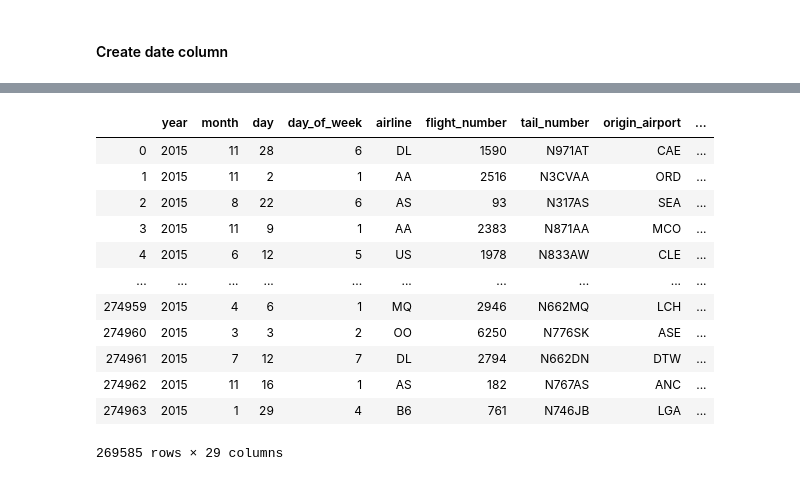
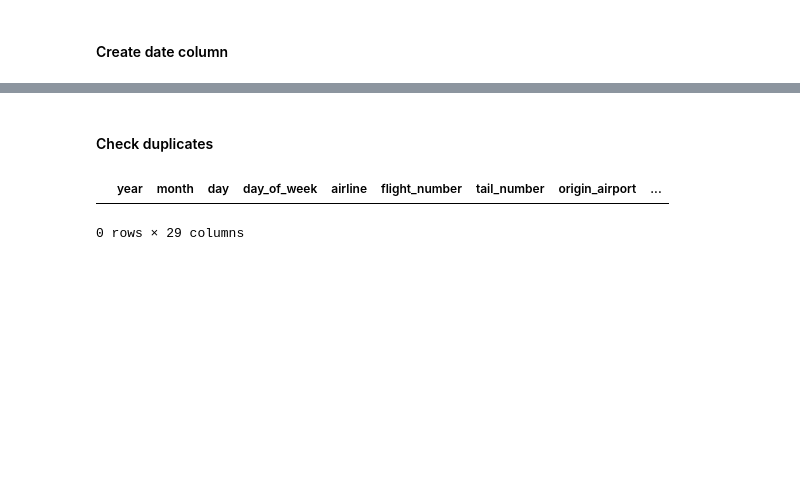
Before and after one commit to canceleiro/Flights-information, a Jupyter notebook: Flights.ipynb, the cells around one changed output, grey strips where cells are left out. Cells and saved outputs as stored; diff of their text form; code cells hidden in the pictures; blank space fills up the shorter version.

```diff
--- a/Flights.ipynb
+++ b/Flights.ipynb
@@ -114,3 +116,4 @@ memory usage: 66.0+ MB
 # %%
 df_clean = df_clean[df_clean.departure_time.notnull()]
 df_clean = df_clean[df_clean.arrival_time.notnull()]
+df_clean = df_clean[df_clean.arrival_delay.notnull()]
@@ -119,5 +120,3 @@ df_clean = df_clean[df_clean.arrival_time.notnull()]
-# %%
-df_clean['arrival_delay'] = df_clean['arrival_time'] - df_clean['scheduled_arrival']
 # %% [markdown]
 - I place a 0 where there´s a NaN in columns air_system_delay,security_delay,airline_delay,late_aircraft_delay,weather_delay
 # %%
@@ -254,16 +208,7 @@ df_clean.head()
+# %% [markdown]
+#### Check duplicates
 # %%
-df_clean[df_clean.duplicated(['flight_number'], keep = False)]
+df_clean[df_clean.duplicated()]
 # %% [output]
 |  | year | month | day | day_of_week | airline | flight_number | tail_number | origin_airport | ... |
-| 0 | 2015 | 11 | 28 | 6 | DL | 1590 | N971AT | CAE | ... |
-| 1 | 2015 | 11 | 2 | 1 | AA | 2516 | N3CVAA | ORD | ... |
-| 2 | 2015 | 8 | 22 | 6 | AS | 93 | N317AS | SEA | ... |
-| 3 | 2015 | 11 | 9 | 1 | AA | 2383 | N871AA | MCO | ... |
-| 4 | 2015 | 6 | 12 | 5 | US | 1978 | N833AW | CLE | ... |
-| ... | ... | ... | ... | ... | ... | ... | ... | ... | ... |
-| 274959 | 2015 | 4 | 6 | 1 | MQ | 2946 | N662MQ | LCH | ... |
-| 274960 | 2015 | 3 | 3 | 2 | OO | 6250 | N776SK | ASE | ... |
-| 274961 | 2015 | 7 | 12 | 7 | DL | 2794 | N662DN | DTW | ... |
-| 274962 | 2015 | 11 | 16 | 1 | AS | 182 | N767AS | ANC | ... |
-| 274963 | 2015 | 1 | 29 | 4 | B6 | 761 | N746JB | LGA | ... |
-269585 rows × 29 columns
+0 rows × 29 columns
```
Also changed, not shown: parts of 154 cells of this notebook.
